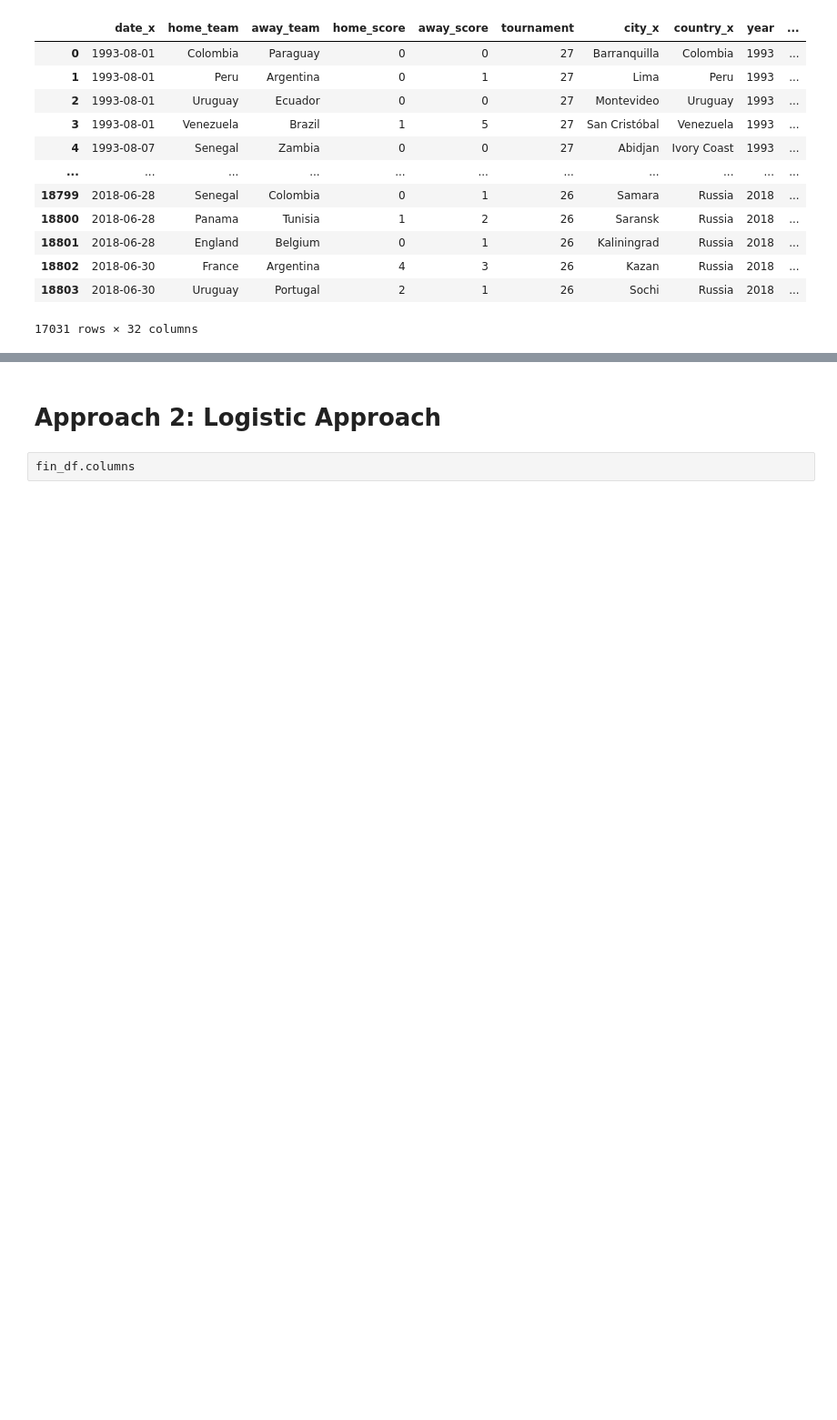
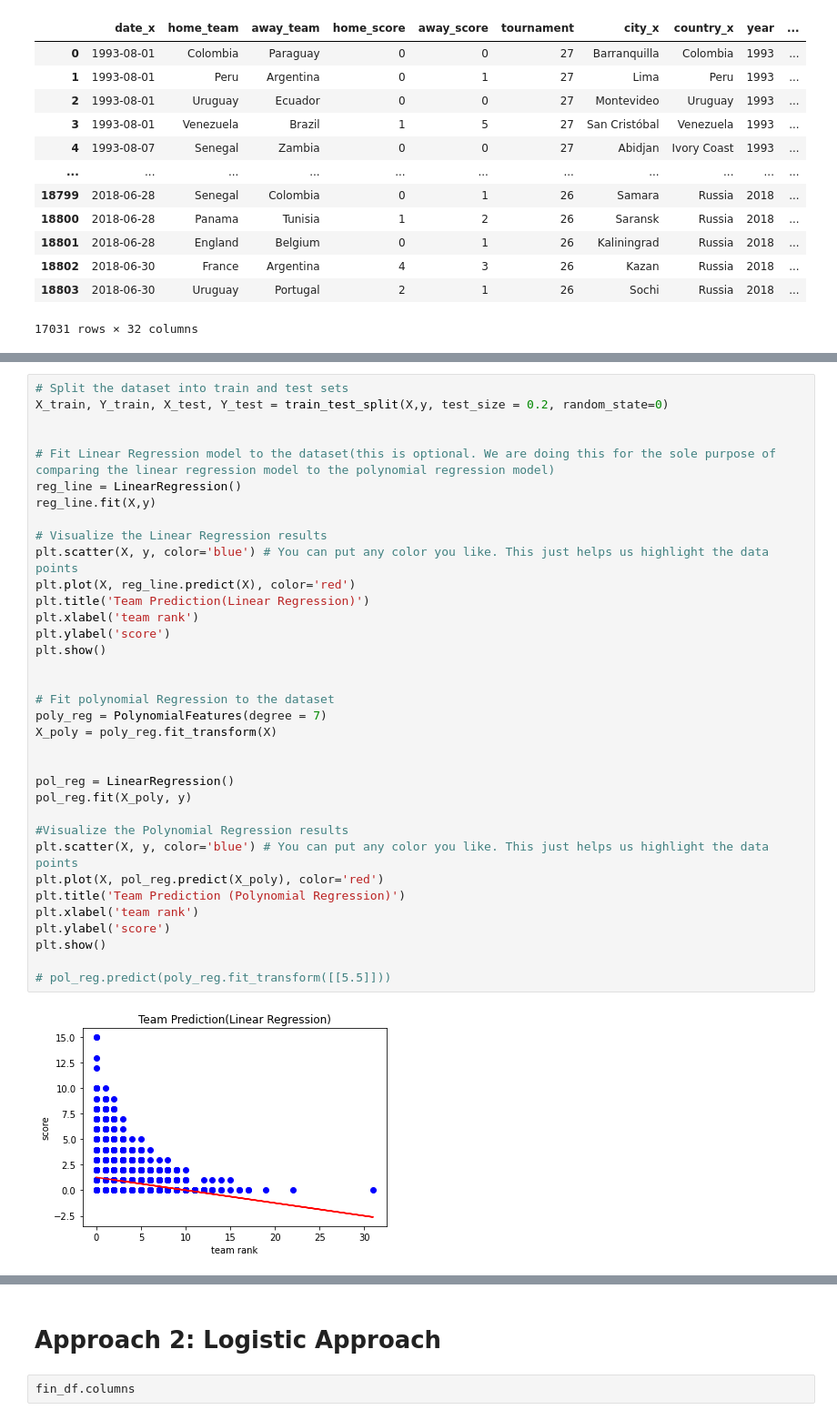
Before and after one commit to annettembeyu/Module_2_Week_1, a Jupyter notebook: Week_1_Module_2_Moringa_School_DSC_09_20200_Annette_Mbeyu_Ngao.ipynb, the cells around one changed output, grey strips where cells are left out. Shown at 91% size. Saved outputs shown, nothing was run; the diff lists cells and outputs as text; blank space fills up the shorter version.

```diff
--- a/Week_1_Module_2_Moringa_School_DSC_09_20200_Annette_Mbeyu_Ngao.ipynb
+++ b/Week_1_Module_2_Moringa_School_DSC_09_20200_Annette_Mbeyu_Ngao.ipynb
@@ -981,0 +1041,37 @@ fin_df
+# %%
+# Split the dataset into train and test sets
+X_train, Y_train, X_test, Y_test = train_test_split(X,y, test_size = 0.2, random_state=0)
+
+
+# Fit Linear Regression model to the dataset(this is optional. We are doing this for the sole purpose of comparing the linear regression model to the polynomial regression model)
+reg_line = LinearRegression()
+reg_line.fit(X,y)
+
+# Visualize the Linear Regression results
+plt.scatter(X, y, color='blue') # You can put any color you like. This just helps us highlight the data points
+plt.plot(X, reg_line.predict(X), color='red')
+plt.title('Team Prediction(Linear Regression)')
+plt.xlabel('team rank')
+plt.ylabel('score')
+plt.show()
+
+
+# Fit polynomial Regression to the dataset
+poly_reg = PolynomialFeatures(degree = 7)
+X_poly = poly_reg.fit_transform(X)
+
+
+pol_reg = LinearRegression()
+pol_reg.fit(X_poly, y)
+
+#Visualize the Polynomial Regression results
+plt.scatter(X, y, color='blue') # You can put any color you like. This just helps us highlight the data points
+plt.plot(X, pol_reg.predict(X_poly), color='red')
+plt.title('Team Prediction (Polynomial Regression)')
+plt.xlabel('team rank')
+plt.ylabel('score')
+plt.show()
+
+# pol_reg.predict(poly_reg.fit_transform([[5.5]]))
+# %% [output]
+[figure, added]
```
Also changed, not shown: parts of 14 cells of this notebook.
